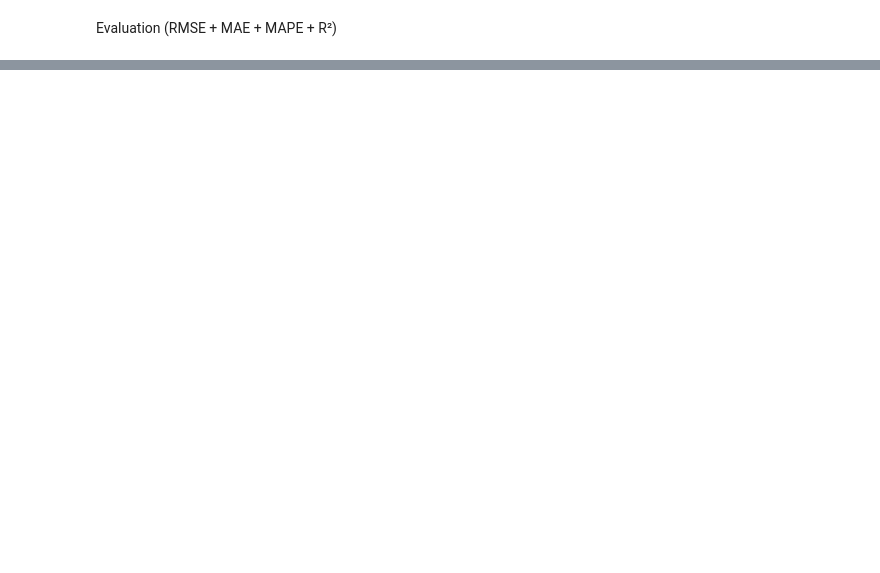
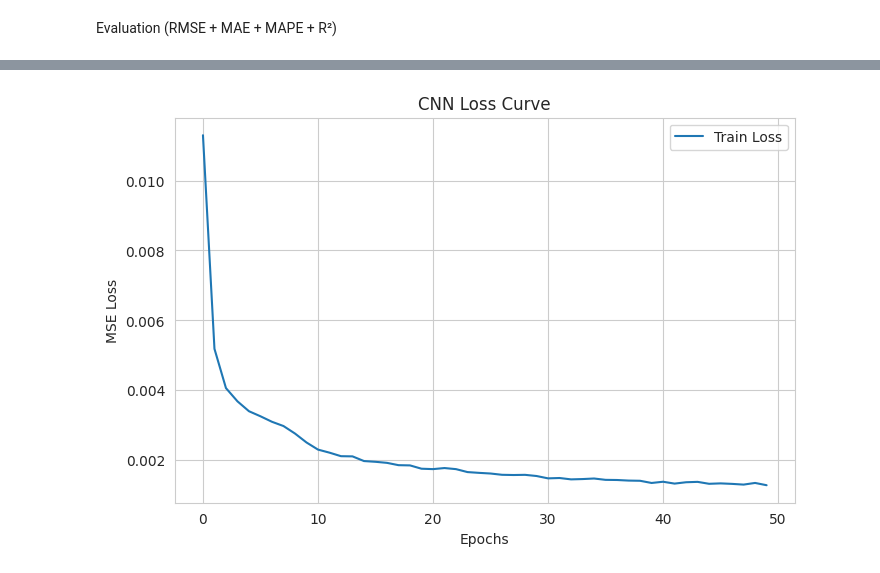
Before and after one commit to Joydas2003/Electrical-Load-Forcasting-Ml, a Jupyter notebook: Machine Learning Based short term Electrical Load Forcasting.ipynb, the cells around one changed output, grey strips where cells are left out. Cells and saved outputs as stored; diff of their text form; code cells hidden in the pictures; blank space fills up the shorter version.

```diff
--- a/Machine Learning Based short term Electrical Load Forcasting.ipynb
+++ b/Machine Learning Based short term Electrical Load Forcasting.ipynb
@@ -1037,0 +1048,13 @@ plt.show()
+# %%
+import torch
+import torch.nn as nn
+import torch.optim as optim
+from torch.utils.data import DataLoader, TensorDataset
+import numpy as np
+import matplotlib.pyplot as plt
+import gc
+from sklearn.metrics import mean_squared_error, mean_absolute_error, r2_score
+
+device = torch.device("cuda" if torch.cuda.is_available() else "cpu")
+print("Device:", device)
+torch.backends.cudnn.benchmark = True
@@ -1037,0 +1085,10 @@ plt.show()
+# %%
+import torch
+
+X_train_seq = torch.tensor(X_train_seq, dtype=torch.float32)
+X_test_seq  = torch.tensor(X_test_seq, dtype=torch.float32)
+
+y_train_seq = torch.tensor(y_train_seq, dtype=torch.float32)
+y_test_seq  = torch.tensor(y_test_seq, dtype=torch.float32)
+
+print(" Converted to Tensor")
@@ -1037,0 +1097,12 @@ plt.show()
+# %%
+from torch.utils.data import TensorDataset, DataLoader
+
+batch_size = 128
+
+train_dataset = TensorDataset(X_train_seq, y_train_seq)
+test_dataset  = TensorDataset(X_test_seq, y_test_seq)
+
+train_loader = DataLoader(train_dataset, batch_size=batch_size, shuffle=True, pin_memory=True)
+test_loader  = DataLoader(test_dataset, batch_size=batch_size, shuffle=False, pin_memory=True)
+
+print(" DataLoader Ready")
@@ -1037,0 +1254,9 @@ plt.show()
+# %%
+plt.figure(figsize=(8,5))
+plt.plot(loss_history,label="Train Loss")
+plt.xlabel("Epochs"); plt.ylabel("MSE Loss")
+plt.title("CNN Loss Curve")
+plt.legend()
+plt.show()
+# %% [output]
+[figure, added]
```
Also changed, not shown: parts of 16 cells of this notebook.
